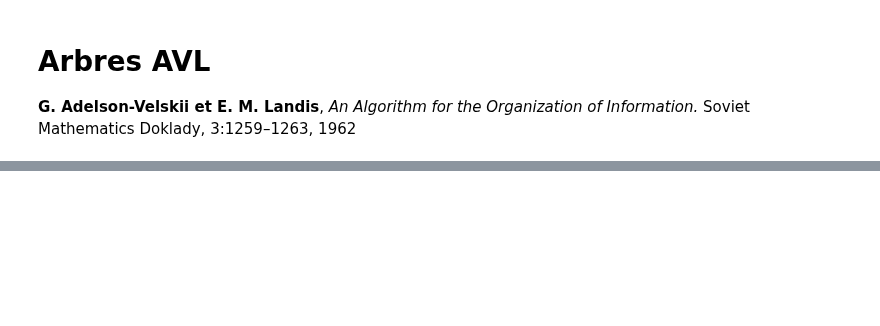
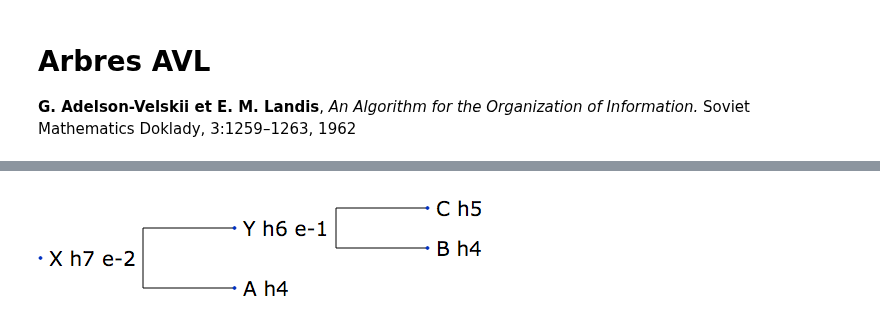
Before and after one commit to ocuisenaire/ASD1-notebooks, a Jupyter notebook: 5 - Arbres/B - Arbres AVL.ipynb, the cells around one changed output, grey strips where cells are left out. Drawn from its saved outputs; the diff is of its cells as text; code cells hidden in the pictures; blank space fills up the shorter version.

```diff
--- a/5 - Arbres/B - Arbres AVL.ipynb
+++ b/5 - Arbres/B - Arbres AVL.ipynb
@@ -112,0 +135,4 @@ h.afficher_arbre_binaire(R)
+# %%
+h.afficher_arbre_AVL(R)
+# %% [output]
+[figure, added]
```
Also changed, not shown: parts of 96 cells of this notebook, 2 other files.
